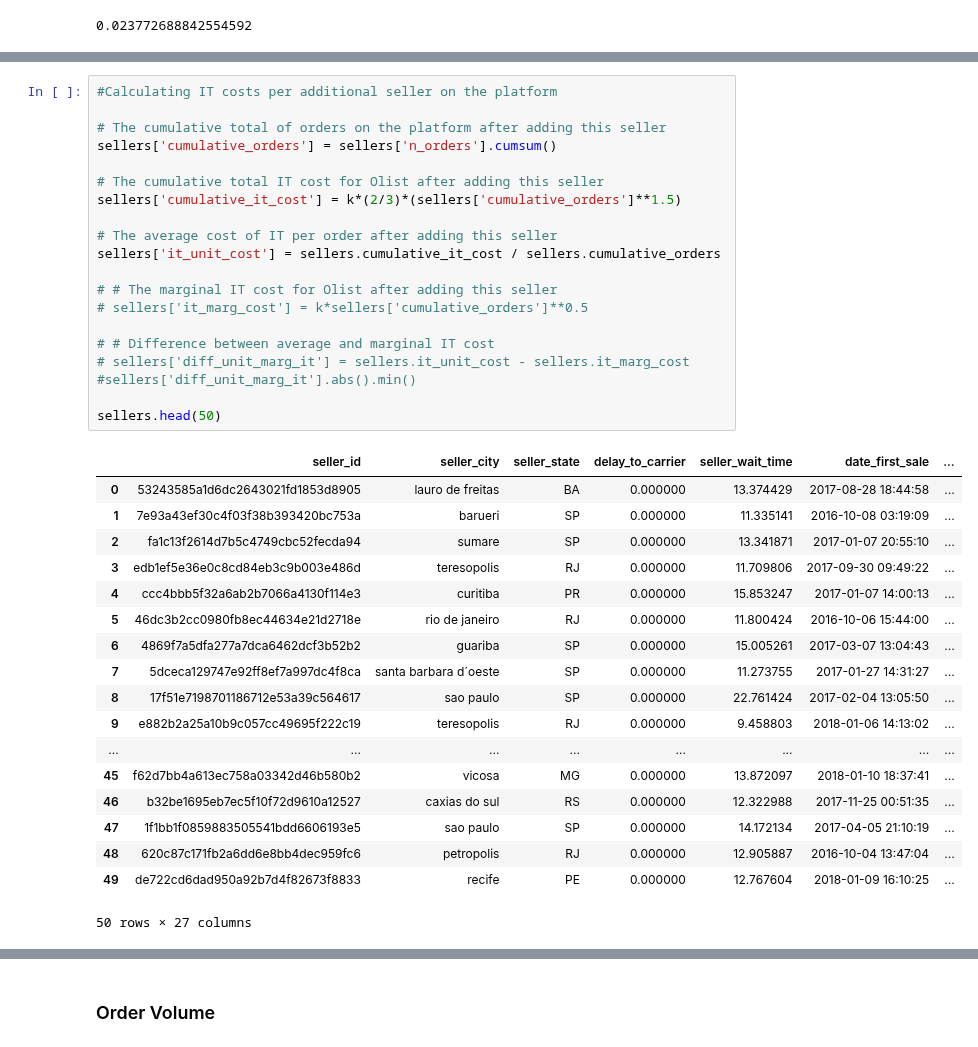
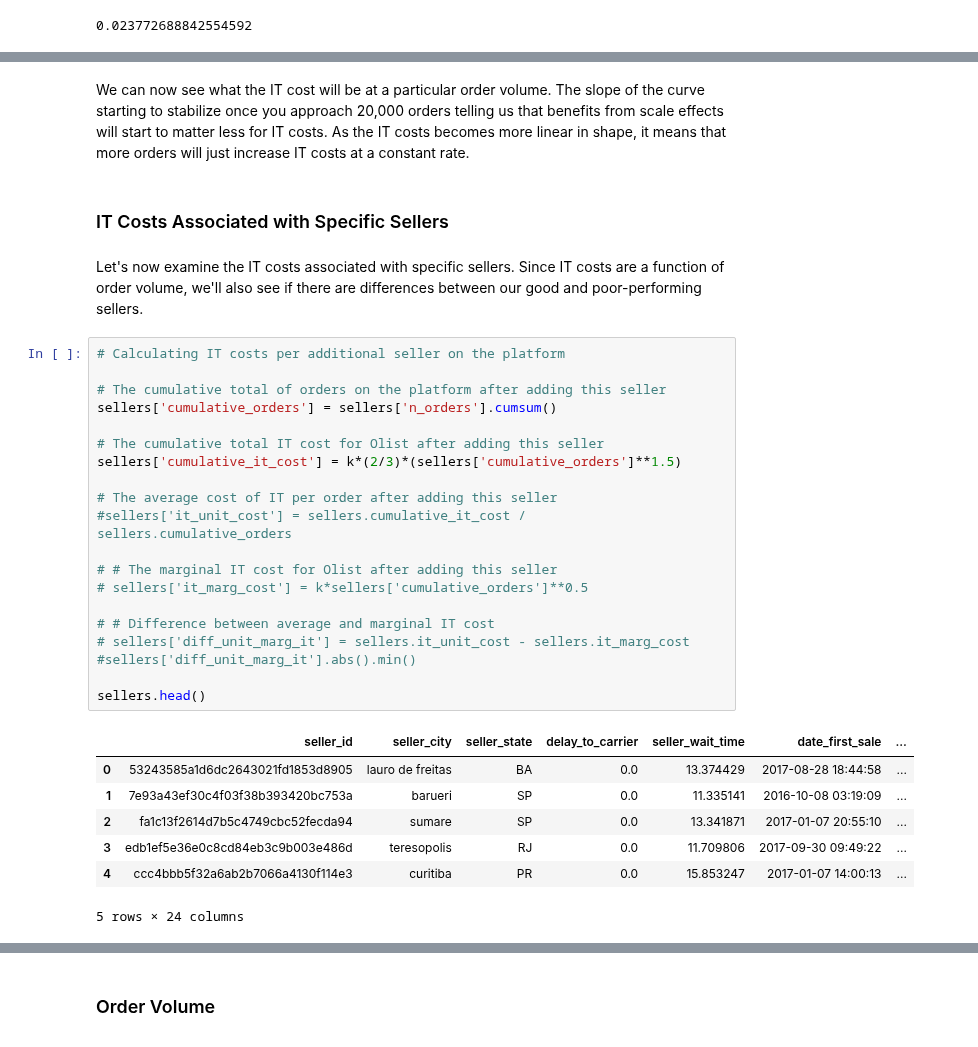
Before and after one commit to phlln/olist-analysis, a Jupyter notebook: notebooks/ceo_request-Phil-UPDATED.ipynb, the cells around one changed output, grey strips where cells are left out. Cells and saved outputs as stored; diff of their text form.

```diff
--- a/notebooks/ceo_request-Phil-UPDATED.ipynb
+++ b/notebooks/ceo_request-Phil-UPDATED.ipynb
@@ -411,39 +400,34 @@ Sellers with high order volume also have accompanying higher IT costs associated
+# %% [markdown]
+We can now see what the IT cost will be at a particular order volume. The slope of the curve starting to stabilize once you approach 20,000 orders telling us that benefits from scale effects will start to matter less for IT costs. As the IT costs becomes more linear in shape, it means that more orders will just increase IT costs at a constant rate.
+# %% [markdown]
+### IT Costs Associated with Specific Sellers
+# %% [markdown]
+Let's now examine the IT costs associated with specific sellers. Since IT costs are a function of order volume, we'll also see if there are differences between our good and poor-performing sellers.
 # %%
-#Calculating IT costs per additional seller on the platform
+# Calculating IT costs per additional seller on the platform
 
 # The cumulative total of orders on the platform after adding this seller
 sellers['cumulative_orders'] = sellers['n_orders'].cumsum()
 
 # The cumulative total IT cost for Olist after adding this seller
 sellers['cumulative_it_cost'] = k*(2/3)*(sellers['cumulative_orders']**1.5)
 
 # The average cost of IT per order after adding this seller
-sellers['it_unit_cost'] = sellers.cumulative_it_cost / sellers.cumulative_orders
+#sellers['it_unit_cost'] = sellers.cumulative_it_cost / sellers.cumulative_orders
 
 # # The marginal IT cost for Olist after adding this seller
 # sellers['it_marg_cost'] = k*sellers['cumulative_orders']**0.5
 
 # # Difference between average and marginal IT cost
 # sellers['diff_unit_marg_it'] = sellers.it_unit_cost - sellers.it_marg_cost
 #sellers['diff_unit_marg_it'].abs().min()
 
-sellers.head(50)
+sellers.head()
 # %% [output]
 |  | seller_id | seller_city | seller_state | delay_to_carrier | seller_wait_time | date_first_sale | ... |
-| 0 | 53243585a1d6dc2643021fd1853d8905 | lauro de freitas | BA | 0.000000 | 13.374429 | 2017-08-28 18:44:58 | ... |
-| 1 | 7e93a43ef30c4f03f38b393420bc753a | barueri | SP | 0.000000 | 11.335141 | 2016-10-08 03:19:09 | ... |
-| 2 | fa1c13f2614d7b5c4749cbc52fecda94 | sumare | SP | 0.000000 | 13.341871 | 2017-01-07 20:55:10 | ... |
-| 3 | edb1ef5e36e0c8cd84eb3c9b003e486d | teresopolis | RJ | 0.000000 | 11.709806 | 2017-09-30 09:49:22 | ... |
-| 4 | ccc4bbb5f32a6ab2b7066a4130f114e3 | curitiba | PR | 0.000000 | 15.853247 | 2017-01-07 14:00:13 | ... |
-| 5 | 46dc3b2cc0980fb8ec44634e21d2718e | rio de janeiro | RJ | 0.000000 | 11.800424 | 2016-10-06 15:44:00 | ... |
-| 6 | 4869f7a5dfa277a7dca6462dcf3b52b2 | guariba | SP | 0.000000 | 15.005261 | 2017-03-07 13:04:43 | ... |
-| 7 | 5dceca129747e92ff8ef7a997dc4f8ca | santa barbara d´oeste | SP | 0.000000 | 11.273755 | 2017-01-27 14:31:27 | ... |
-| 8 | 17f51e7198701186712e53a39c564617 | sao paulo | SP | 0.000000 | 22.761424 | 2017-02-04 13:05:50 | ... |
-| 9 | e882b2a25a10b9c057cc49695f222c19 | teresopolis | RJ | 0.000000 | 9.458803 | 2018-01-06 14:13:02 | ... |
-| ... | ... | ... | ... | ... | ... | ... | ... |
-| 45 | f62d7bb4a613ec758a03342d46b580b2 | vicosa | MG | 0.000000 | 13.872097 | 2018-01-10 18:37:41 | ... |
-| 46 | b32be1695eb7ec5f10f72d9610a12527 | caxias do sul | RS | 0.000000 | 12.322988 | 2017-11-25 00:51:35 | ... |
-| 47 | 1f1bb1f0859883505541bdd6606193e5 | sao paulo | SP | 0.000000 | 14.172134 | 2017-04-05 21:10:19 | ... |
-| 48 | 620c87c171fb2a6dd6e8bb4dec959fc6 | petropolis | RJ | 0.000000 | 12.905887 | 2016-10-04 13:47:04 | ... |
-| 49 | de722cd6dad950a92b7d4f82673f8833 | recife | PE | 0.000000 | 12.767604 | 2018-01-09 16:10:25 | ... |
+| 0 | 53243585a1d6dc2643021fd1853d8905 | lauro de freitas | BA | 0.0 | 13.374429 | 2017-08-28 18:44:58 | ... |
+| 1 | 7e93a43ef30c4f03f38b393420bc753a | barueri | SP | 0.0 | 11.335141 | 2016-10-08 03:19:09 | ... |
+| 2 | fa1c13f2614d7b5c4749cbc52fecda94 | sumare | SP | 0.0 | 13.341871 | 2017-01-07 20:55:10 | ... |
+| 3 | edb1ef5e36e0c8cd84eb3c9b003e486d | teresopolis | RJ | 0.0 | 11.709806 | 2017-09-30 09:49:22 | ... |
+| 4 | ccc4bbb5f32a6ab2b7066a4130f114e3 | curitiba | PR | 0.0 | 15.853247 | 2017-01-07 14:00:13 | ... |
-50 rows × 27 columns
+5 rows × 24 columns
```
Also changed, not shown: parts of 51 cells of this notebook.
